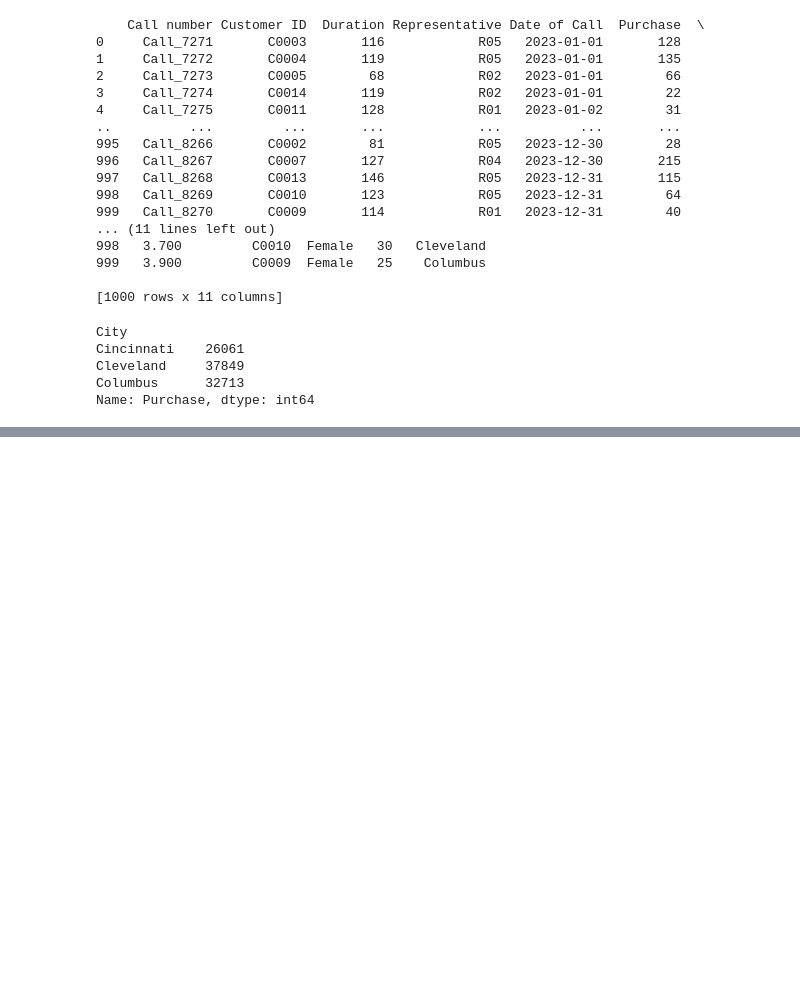
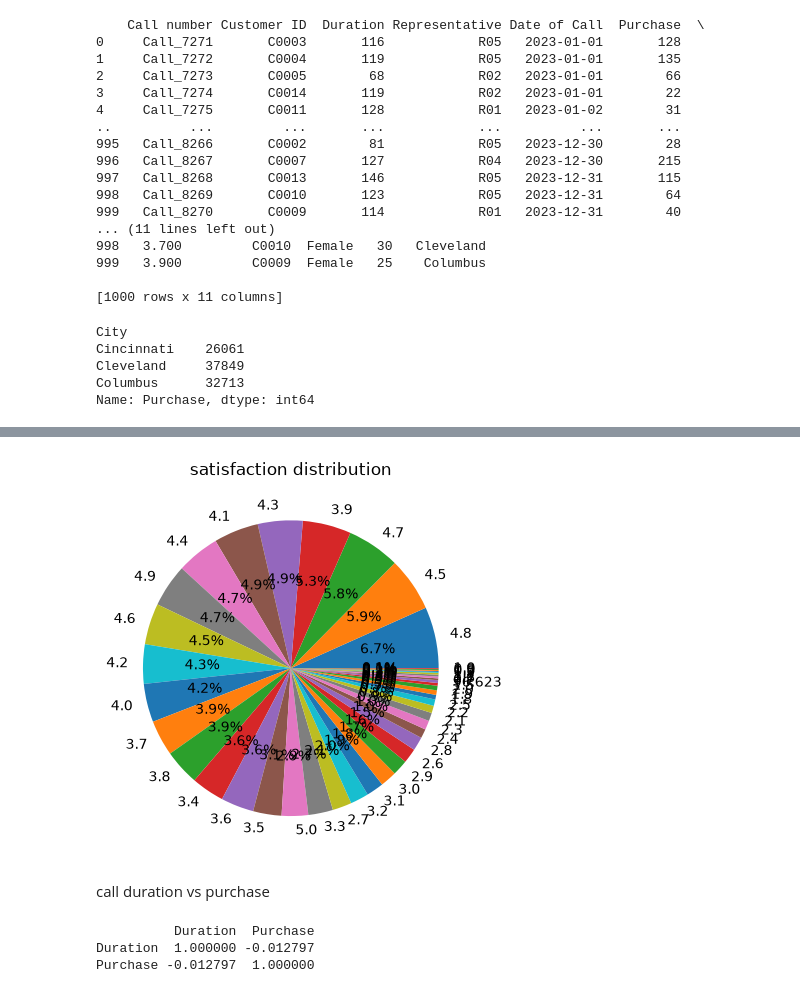
Before and after one commit to GnanajothiM/call_centre_performance_Analysis_system, a Jupyter notebook: source/call_center.ipynb, the cells around one changed output, grey strips where cells are left out. Drawn from its saved outputs; the diff is of its cells as text; code cells hidden in the pictures; blank space fills up the shorter version.

```diff
--- a/source/call_center.ipynb
+++ b/source/call_center.ipynb
@@ -412,0 +623,15 @@ Name: Purchase, dtype: int64
+# %%
+calls["Rating"].value_counts().sort_index().sort_values(ascending=False).plot(kind="pie",autopct="%1.1f%%")
+plt.title("satisfaction distribution")
+plt.show()
+# %% [output]
+[figure, added]
+# %% [markdown]
+call duration vs purchase
+# %%
+cp=calls[["Duration","Purchase"]].corr()
+print(cp)
+# %% [output]
+          Duration  Purchase
+Duration  1.000000 -0.012797
+Purchase -0.012797  1.000000
```
Also changed, not shown: parts of 49 cells of this notebook.
